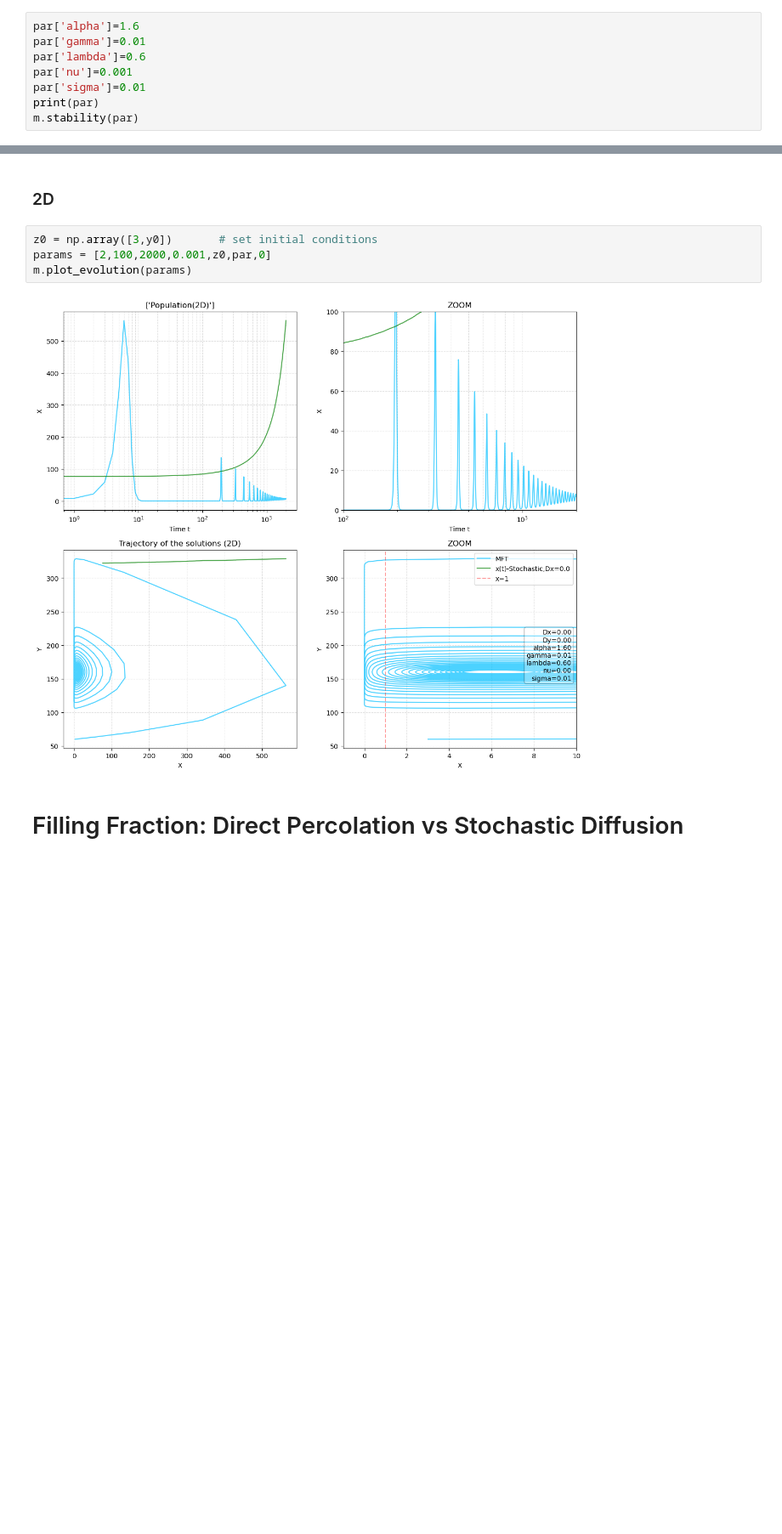
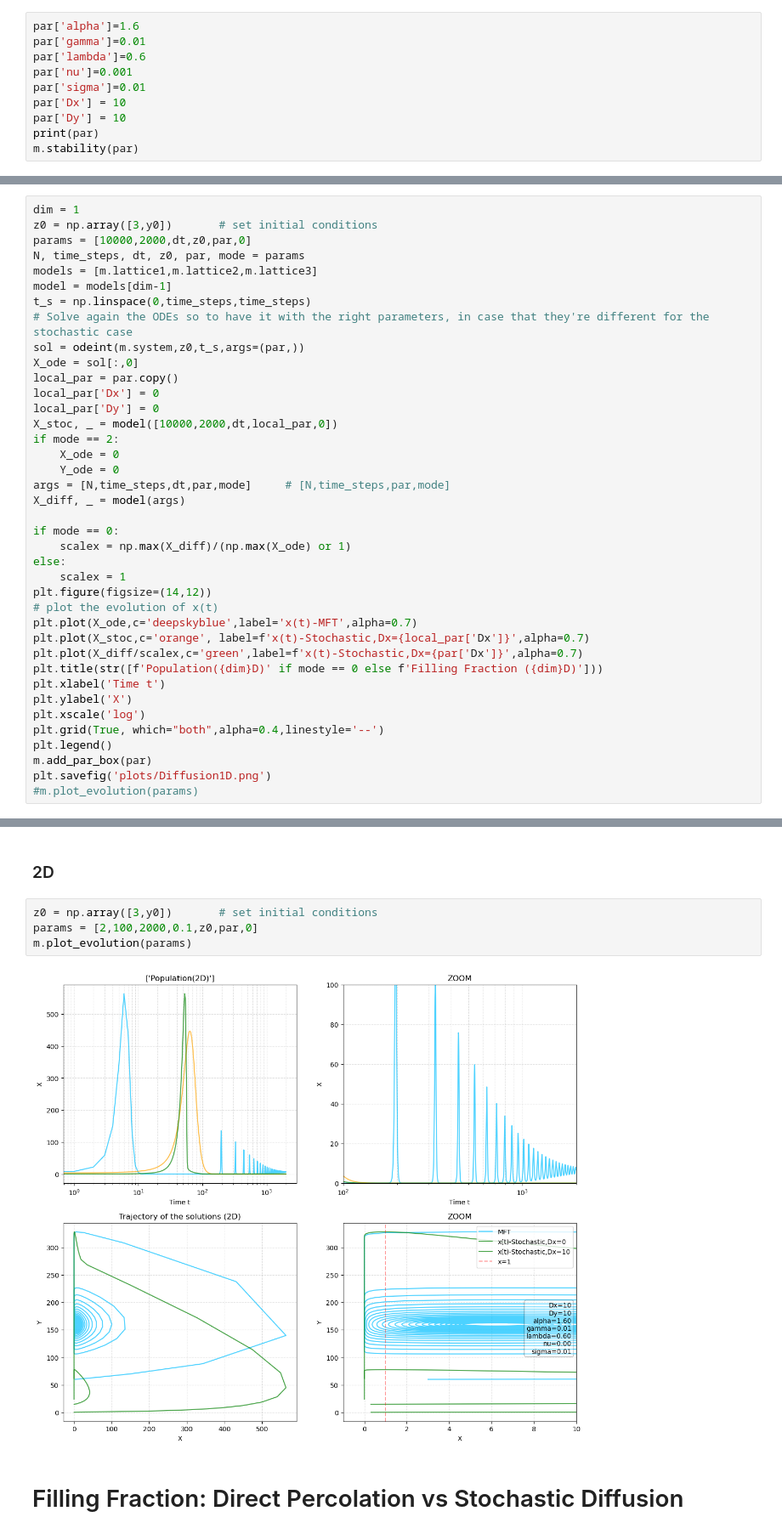
Before and after one commit to pietromalagoli/PCS, a Jupyter notebook: project.ipynb, the cells around one changed output, grey strips where cells are left out. Shown at 85% size. Cells and saved outputs as stored; diff of their text form; blank space fills up the shorter version.

Commit message:
Optimized the new method for executing diffusion

```diff
--- a/project.ipynb
+++ b/project.ipynb
@@ -300,6 +293,8 @@ par['gamma']=0.01
 par['lambda']=0.6
 par['nu']=0.001
 par['sigma']=0.01
+par['Dx'] = 10
+par['Dy'] = 10
 print(par)
 m.stability(par)
 # %% [output]
@@ -316,0 +306,39 @@ m.plot_evolution(params)
+# %%
+dim = 1
+z0 = np.array([3,y0])       # set initial conditions
+params = [10000,2000,dt,z0,par,0]
+N, time_steps, dt, z0, par, mode = params
+models = [m.lattice1,m.lattice2,m.lattice3]
+model = models[dim-1]
+t_s = np.linspace(0,time_steps,time_steps)
+# Solve again the ODEs so to have it with the right parameters, in case that they're different for the stochastic case
+sol = odeint(m.system,z0,t_s,args=(par,))
+X_ode = sol[:,0]
+local_par = par.copy()
+local_par['Dx'] = 0
+local_par['Dy'] = 0
+X_stoc, _ = model([10000,2000,dt,local_par,0])
+if mode == 2:
+    X_ode = 0
+    Y_ode = 0
+args = [N,time_steps,dt,par,mode]     # [N,time_steps,par,mode]
+X_diff, _ = model(args)
+
+if mode == 0:
+    scalex = np.max(X_diff)/(np.max(X_ode) or 1)
+else:
+    scalex = 1
+plt.figure(figsize=(14,12))
+# plot the evolution of x(t)
+plt.plot(X_ode,c='deepskyblue',label='x(t)-MFT',alpha=0.7)
+plt.plot(X_stoc,c='orange', label=f'x(t)-Stochastic,Dx={local_par['Dx']}',alpha=0.7)
+plt.plot(X_diff/scalex,c='green',label=f'x(t)-Stochastic,Dx={par['Dx']}',alpha=0.7)
+plt.title(str([f'Population({dim}D)' if mode == 0 else f'Filling Fraction ({dim}D)']))
+plt.xlabel('Time t')
+plt.ylabel('X')
+plt.xscale('log')
+plt.grid(True, which="both",alpha=0.4,linestyle='--')
+plt.legend()
+m.add_par_box(par)
+plt.savefig('plots/Diffusion1D.png')
+#m.plot_evolution(params)
@@ -318,10 +348,10 @@ m.plot_evolution(params)
 ### 2D
 # %%
 z0 = np.array([3,y0])       # set initial conditions
-params = [2,100,2000,0.001,z0,par,0]
+params = [2,100,2000,0.1,z0,par,0]
 m.plot_evolution(params)
 # %% [output]
-[figure, old version]
+[figure, new version]
 # %% [markdown]
 # Filling Fraction: Direct Percolation vs Stochastic Diffusion
 # %%
```
Also changed, not shown: parts of 15 cells of this notebook, 4 other files.
